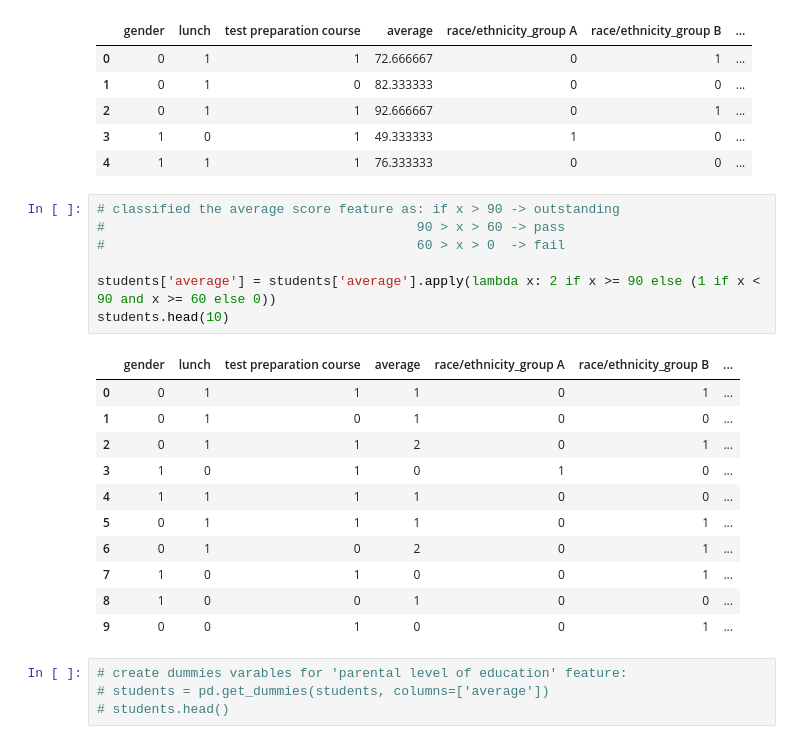
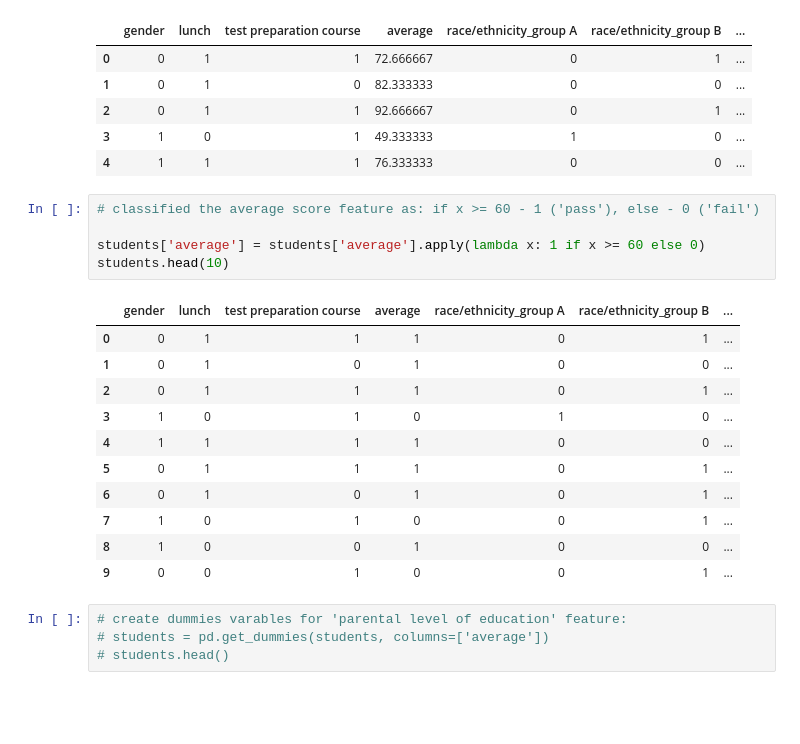
Before and after one commit to kggold4/final-project-intro-data-science, a Jupyter notebook: notebook3.ipynb, the cells around one changed output. Drawn from its saved outputs; the diff is of its cells as text; blank space fills up the shorter version.

```diff
--- a/notebook3.ipynb
+++ b/notebook3.ipynb
@@ -290,21 +289,19 @@ students.head()
 | 3 | 1 | 0 | 1 | 49.333333 | 1 | 0 | ... |
 | 4 | 1 | 1 | 1 | 76.333333 | 0 | 0 | ... |
 # %%
-# classified the average score feature as: if x > 90 -> outstanding
-#                                        90 > x > 60 -> pass
-#                                        60 > x > 0  -> fail
+# classified the average score feature as: if x >= 60 - 1 ('pass'), else - 0 ('fail')
 
-students['average'] = students['average'].apply(lambda x: 2 if x >= 90 else (1 if x < 90 and x >= 60 else 0))
+students['average'] = students['average'].apply(lambda x: 1 if x >= 60 else 0)
 students.head(10)
 # %% [output]
 |  | gender | lunch | test preparation course | average | race/ethnicity_group A | race/ethnicity_group B | ... |
 | 0 | 0 | 1 | 1 | 1 | 0 | 1 | ... |
 | 1 | 0 | 1 | 0 | 1 | 0 | 0 | ... |
-| 2 | 0 | 1 | 1 | 2 | 0 | 1 | ... |
+| 2 | 0 | 1 | 1 | 1 | 0 | 1 | ... |
 | 3 | 1 | 0 | 1 | 0 | 1 | 0 | ... |
 | 4 | 1 | 1 | 1 | 1 | 0 | 0 | ... |
 | 5 | 0 | 1 | 1 | 1 | 0 | 1 | ... |
-| 6 | 0 | 1 | 0 | 2 | 0 | 1 | ... |
+| 6 | 0 | 1 | 0 | 1 | 0 | 1 | ... |
 | 7 | 1 | 0 | 1 | 0 | 0 | 1 | ... |
 | 8 | 1 | 0 | 0 | 1 | 0 | 0 | ... |
 | 9 | 0 | 0 | 1 | 0 | 0 | 1 | ... |
```
Also changed, not shown: parts of 17 cells of this notebook.
